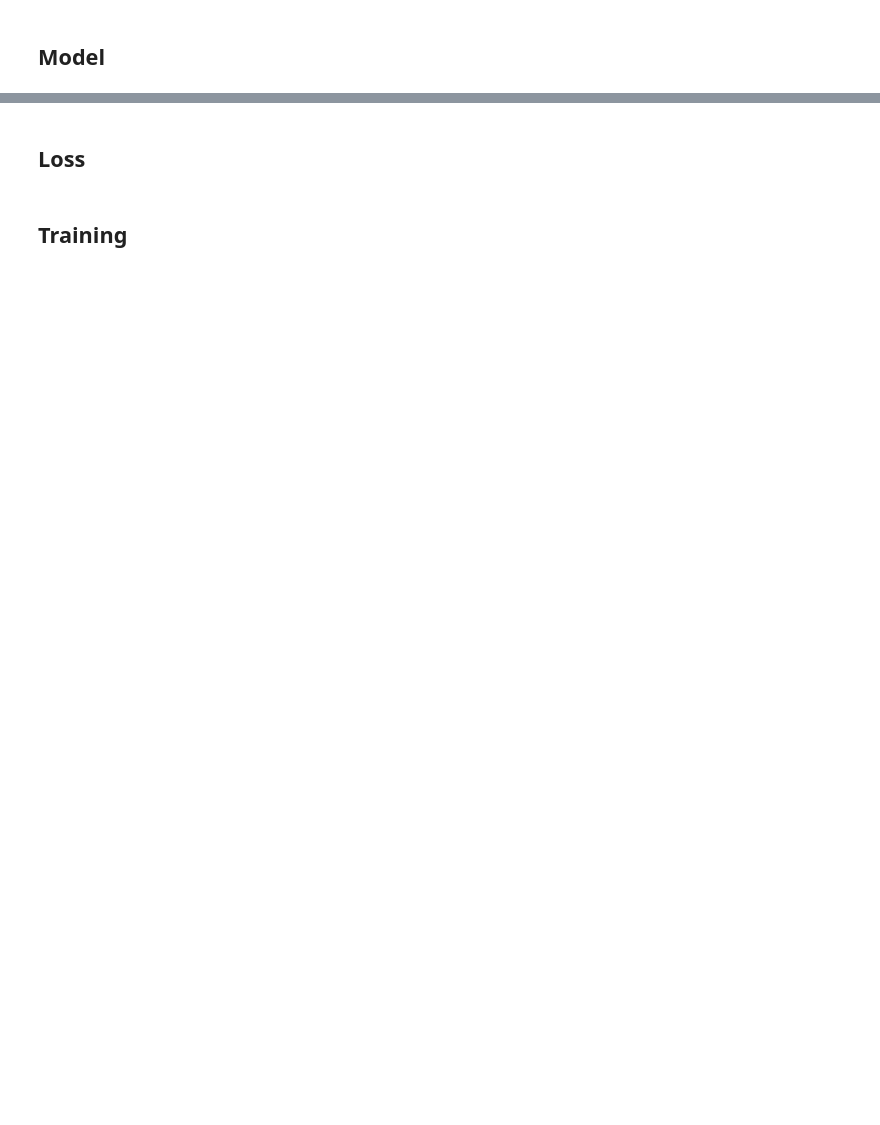
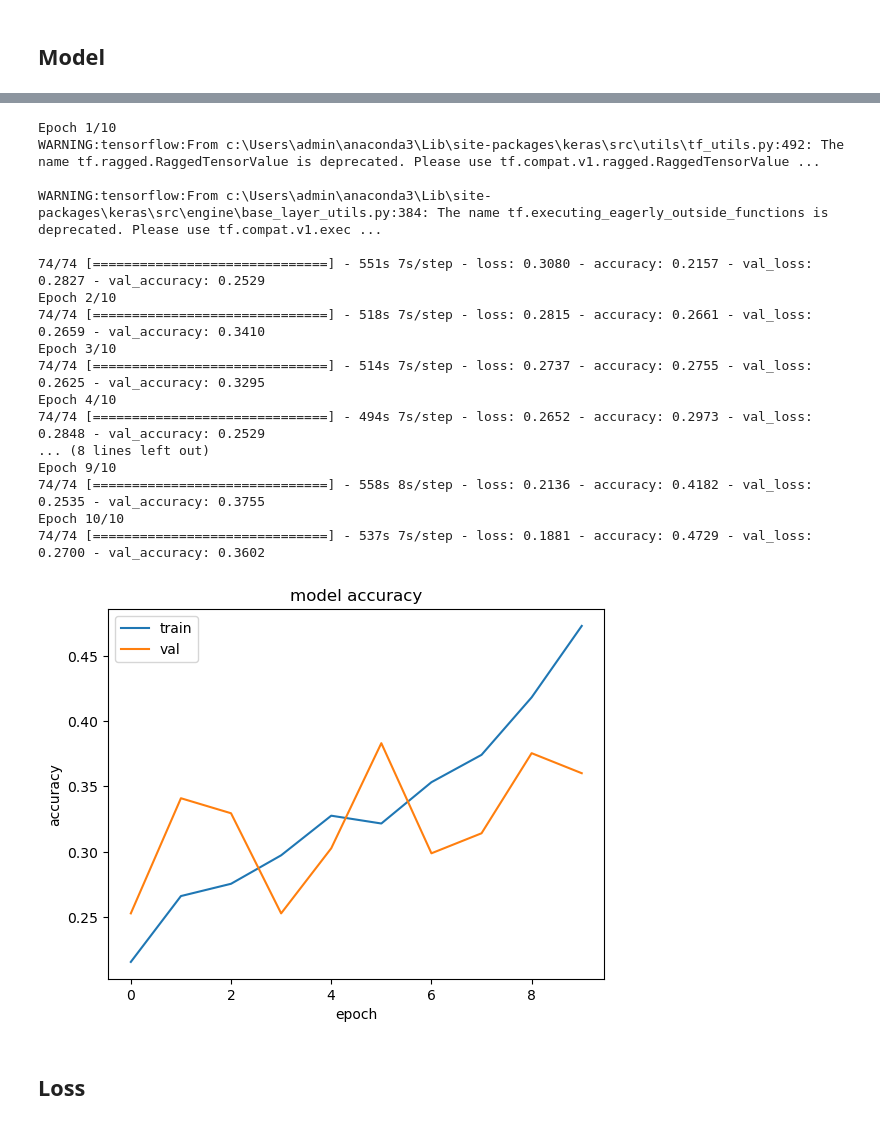
Before and after one commit to Tsun0193/ML-MovieGenre, a Jupyter notebook: main.ipynb, the cells around one changed output, grey strips where cells are left out. Cells and saved outputs as stored; diff of their text form; code cells hidden in the pictures; blank space fills up the shorter version.

```diff
--- a/main.ipynb
+++ b/main.ipynb
@@ -213,2 +83,15 @@ torch.Size([8, 7, 3899]) torch.Size([8, 3, 256, 256]) torch.Size([8, 18])
+# %%
+def vectorize(df) -> (list, list):
+    x = []
+    for i in tqdm(range(len(df))):
+        img = image.load_img(df.iloc[i].img_path, target_size=(224, 224, 3))
+        img = image.img_to_array(img)
+        img = img / 255
+        x.append(img)
+    y = df[genres].values
+    return x, y
+# %%
+x_train, y_train = vectorize(trainset)
+x_test, y_test = vectorize(testset)
 # %% [markdown]
 ## Model
@@ -270,0 +103,11 @@ torch.Size([8, 18])
+# %%
+conv_base = keras.applications.VGG16(weights='imagenet', include_top=False, input_shape=(224, 224, 3))
+conv_base.trainable = True
+
+model = keras.models.Sequential()
+model.add(conv_base)
+model.add(keras.layers.Flatten())
+model.add(keras.layers.Dropout(0.25))
+model.add(keras.layers.Dense(256, activation='relu'))
+model.add(keras.layers.Dropout(0.25))
+model.add(keras.layers.Dense(18, activation='softmax'))
@@ -271,2 +118,33 @@ torch.Size([8, 18])
+# %%
+model.compile(optimizer=keras.optimizers.Adam(learning_rate=0.0001), loss='binary_crossentropy', metrics=['accuracy'])
+model._name = 'Poro'
+# %%
+history = model.fit(np.array(x_train), np.array(y_train), epochs=10, batch_size=32, validation_split=0.1, workers=4)
+plt.plot(history.history['accuracy'])
+plt.plot(history.history['val_accuracy'])
+plt.title('model accuracy')
+plt.ylabel('accuracy')
+plt.xlabel('epoch')
+plt.legend(['train', 'val'])
+plt.show()
+# %% [output]
+Epoch 1/10
+WARNING:tensorflow:From c:\Users\admin\anaconda3\Lib\site-packages\keras\src\utils\tf_utils.py:492: The name tf.ragged.RaggedTensorValue is deprecated. Please use tf.compat.v1.ragged.RaggedTensorValue ...
+
+WARNING:tensorflow:From c:\Users\admin\anaconda3\Lib\site-packages\keras\src\engine\base_layer_utils.py:384: The name tf.executing_eagerly_outside_functions is deprecated. Please use tf.compat.v1.exec ...
+
+74/74 [==============================] - 551s 7s/step - loss: 0.3080 - accuracy: 0.2157 - val_loss: 0.2827 - val_accuracy: 0.2529
+Epoch 2/10
+74/74 [==============================] - 518s 7s/step - loss: 0.2815 - accuracy: 0.2661 - val_loss: 0.2659 - val_accuracy: 0.3410
+Epoch 3/10
+74/74 [==============================] - 514s 7s/step - loss: 0.2737 - accuracy: 0.2755 - val_loss: 0.2625 - val_accuracy: 0.3295
+Epoch 4/10
+74/74 [==============================] - 494s 7s/step - loss: 0.2652 - accuracy: 0.2973 - val_loss: 0.2848 - val_accuracy: 0.2529
+... (8 lines left out)
+Epoch 9/10
+74/74 [==============================] - 558s 8s/step - loss: 0.2136 - accuracy: 0.4182 - val_loss: 0.2535 - val_accuracy: 0.3755
+Epoch 10/10
+74/74 [==============================] - 537s 7s/step - loss: 0.1881 - accuracy: 0.4729 - val_loss: 0.2700 - val_accuracy: 0.3602
+[figure, added]
 # %% [markdown]
 ## Loss
@@ -282,2 +150,0 @@ optimizer = optim.Adam(
-# %% [markdown]
-## Training
```
Also changed, not shown: parts of 27 cells of this notebook.
